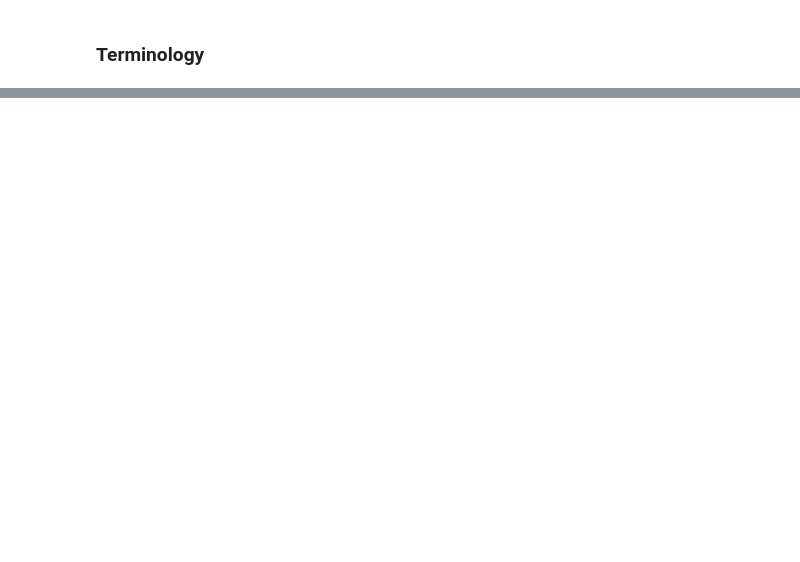
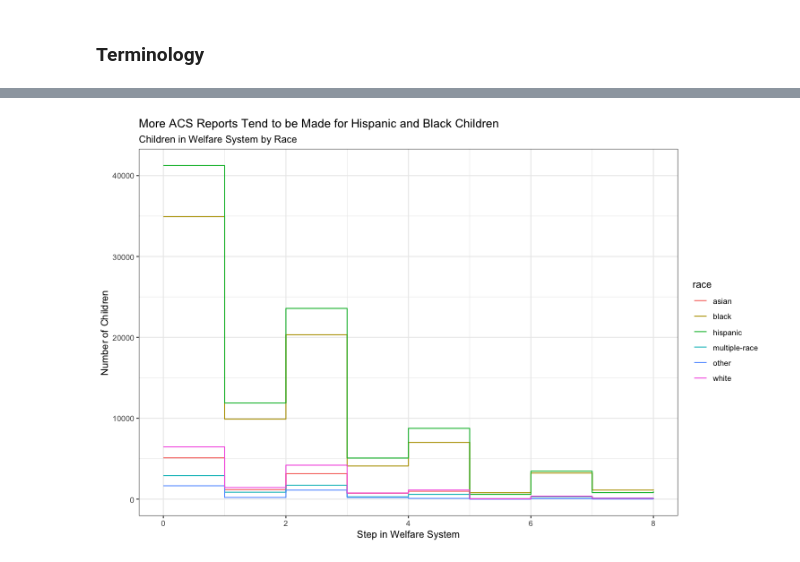
Before and after one commit to katrventura/nyc-child-services, a Jupyter notebook: notebook.ipynb, the cells around one changed output, grey strips where cells are left out. Saved outputs shown, nothing was run; the diff lists cells and outputs as text; code cells hidden in the pictures; blank space fills up the shorter version.

```diff
--- a/notebook.ipynb
+++ b/notebook.ipynb
@@ -115,0 +122,5 @@ Recommendation from ACS is to do a FOIA request to get more nuanced data that sh
+# %%
+# read pdf file acs_long.csv
+
+df_long = pd.read_csv('acs_long.csv')
+df_long
@@ -115,0 +145,9 @@ Recommendation from ACS is to do a FOIA request to get more nuanced data that sh
+# %%
+%%R -i df_long -w 750
+
+ggplot(df_long, aes(x = step, y = count, color = race, group = race)) +
+    geom_step() +
+    labs(title = 'More ACS Reports Tend to be Made for Hispanic and Black Children',subtitle = 'Children in Welfare System by Race', x = 'Step in Welfare System', y = 'Number of Children') +
+    theme_bw()
+# %% [output]
+[figure, added]
```
Also changed, not shown: parts of 17 cells of this notebook, 3 other files.
